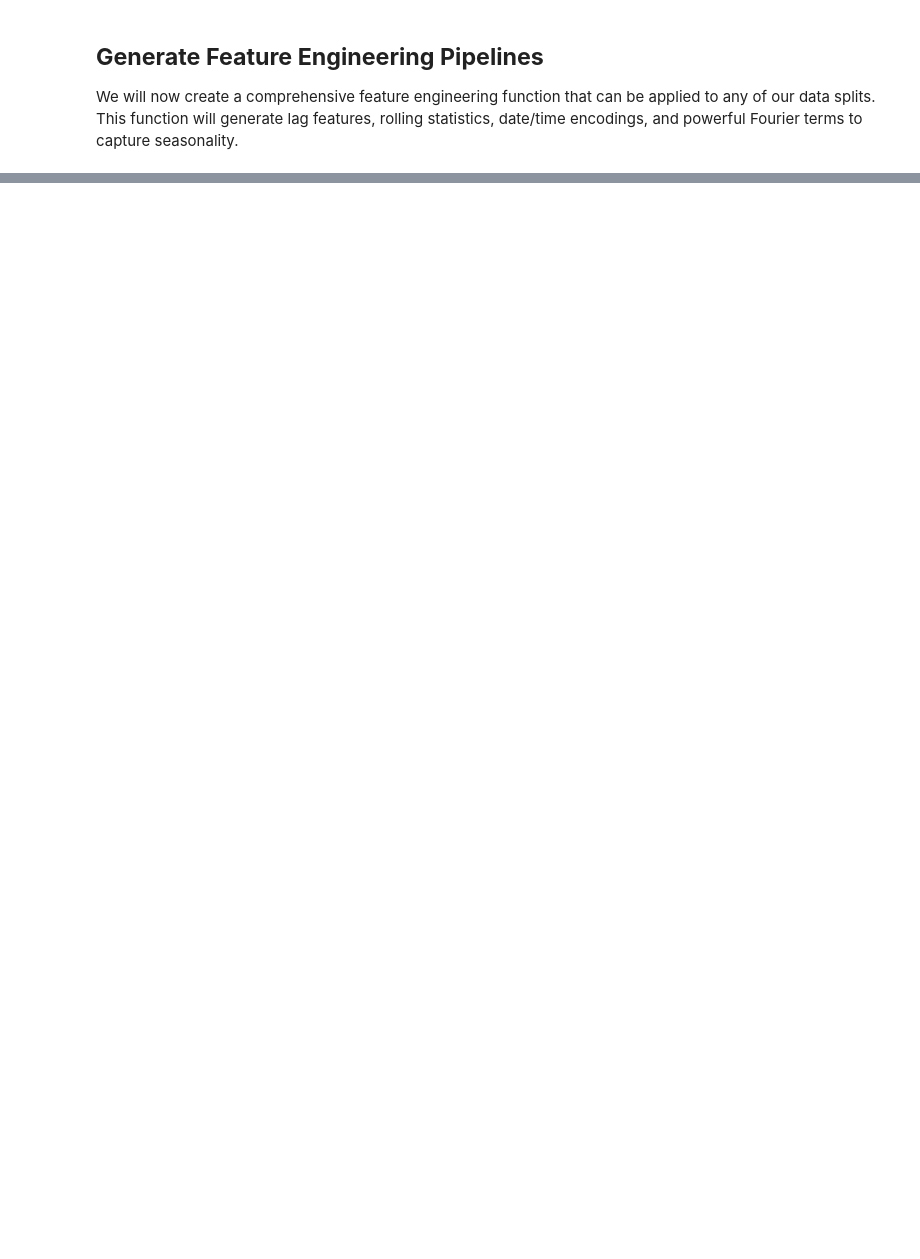
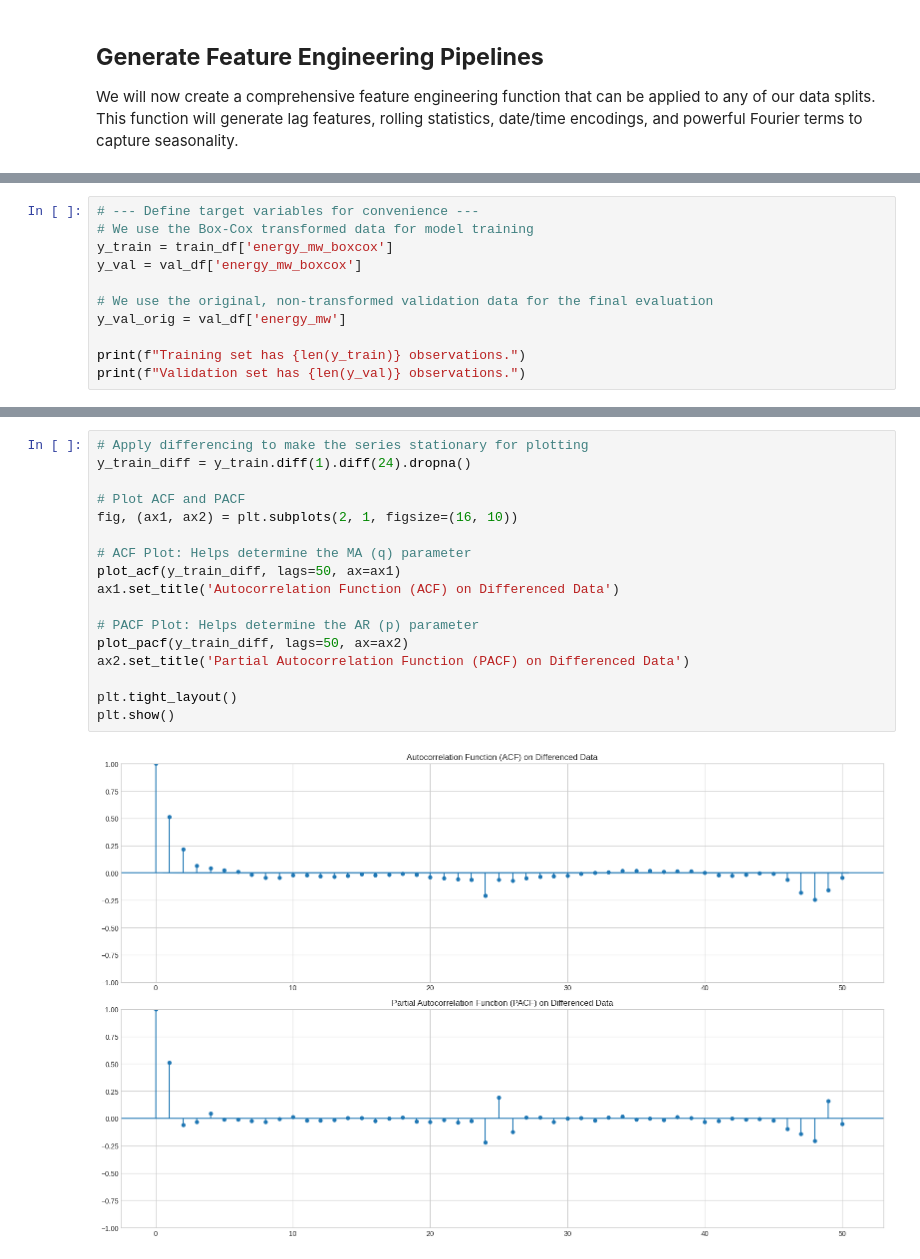
Before and after one commit to Sampavi01/Advanced_Time_Series_Forecasting, a Jupyter notebook: Time_Series.ipynb, the cells around one changed output, grey strips where cells are left out. Cells and saved outputs as stored; diff of their text form; blank space fills up the shorter version.

Commit message:
Build and compare classical forecasting models
- Implement SARIMA, SARIMAX, Holt-Winters, TBATS
- Evaluate using MAE, RMSE, MAPE on validation set
- Add ACF/PACF analysis and final summary

```diff
--- a/Time_Series.ipynb
+++ b/Time_Series.ipynb
@@ -400,0 +404,11 @@ Datetime
+# %%
+# --- Define target variables for convenience ---
+# We use the Box-Cox transformed data for model training
+y_train = train_df['energy_mw_boxcox']
+y_val = val_df['energy_mw_boxcox']
+
+# We use the original, non-transformed validation data for the final evaluation
+y_val_orig = val_df['energy_mw']
+
+print(f"Training set has {len(y_train)} observations.")
+print(f"Validation set has {len(y_val)} observations.")
@@ -400,0 +422,19 @@ Datetime
+# %%
+# Apply differencing to make the series stationary for plotting
+y_train_diff = y_train.diff(1).diff(24).dropna()
+
+# Plot ACF and PACF
+fig, (ax1, ax2) = plt.subplots(2, 1, figsize=(16, 10))
+
+# ACF Plot: Helps determine the MA (q) parameter
+plot_acf(y_train_diff, lags=50, ax=ax1)
+ax1.set_title('Autocorrelation Function (ACF) on Differenced Data')
+
+# PACF Plot: Helps determine the AR (p) parameter
+plot_pacf(y_train_diff, lags=50, ax=ax2)
+ax2.set_title('Partial Autocorrelation Function (PACF) on Differenced Data')
+
+plt.tight_layout()
+plt.show()
+# %% [output]
+[figure, added]
```
Also changed, not shown: parts of 24 cells of this notebook.
